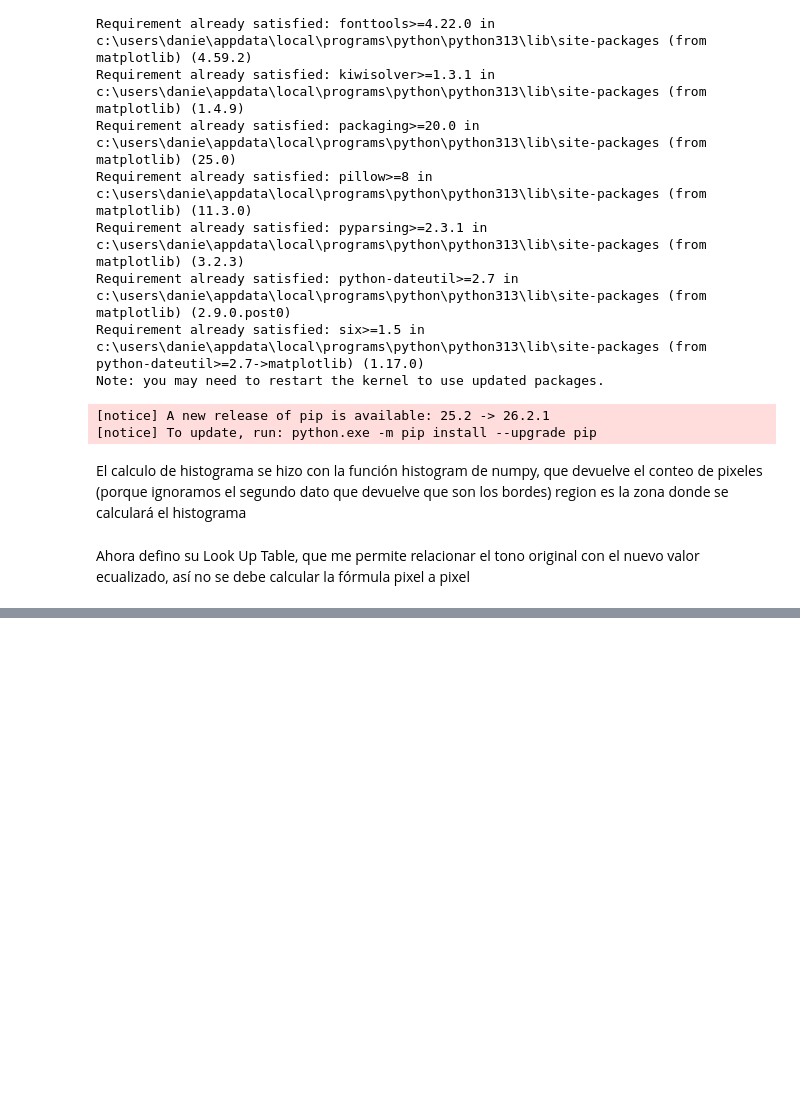
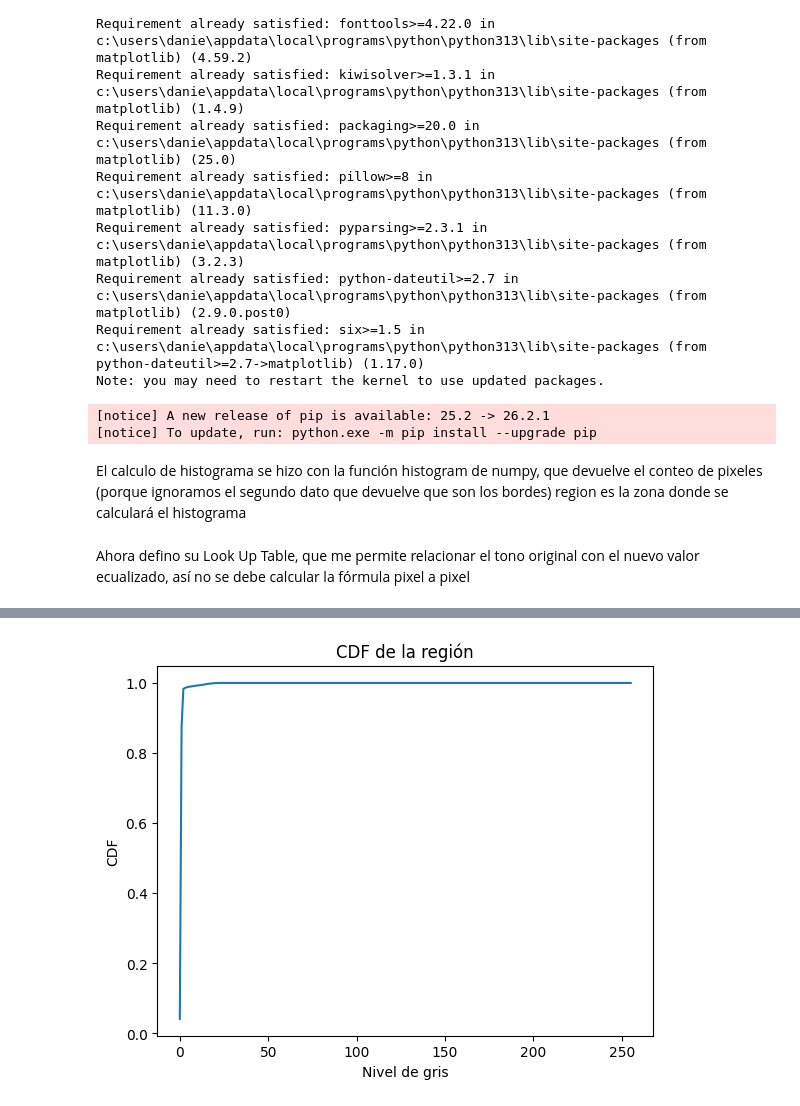
Before and after one commit to DanielaVidela/T1IEE2714, a Jupyter notebook: pregunta2.ipynb, the cells around one changed output, grey strips where cells are left out. Cells and saved outputs as stored; diff of their text form; code cells hidden in the pictures; blank space fills up the shorter version.

```diff
--- a/pregunta2.ipynb
+++ b/pregunta2.ipynb
@@ -59,0 +175,13 @@ porbando lol
+# %%
+cdf = np.zeros(256)
+acumulado = 0
+for i in range(256):
+    acumulado += hist[i]
+    cdf[i] = acumulado / pixelestotales
+plt.plot(cdf)
+plt.title('CDF de la región')
+plt.xlabel('Nivel de gris')
+plt.ylabel('CDF')
+plt.show()
+# %% [output]
+[figure, added]
```
Also changed, not shown: parts of 14 cells of this notebook, 1 other file.
